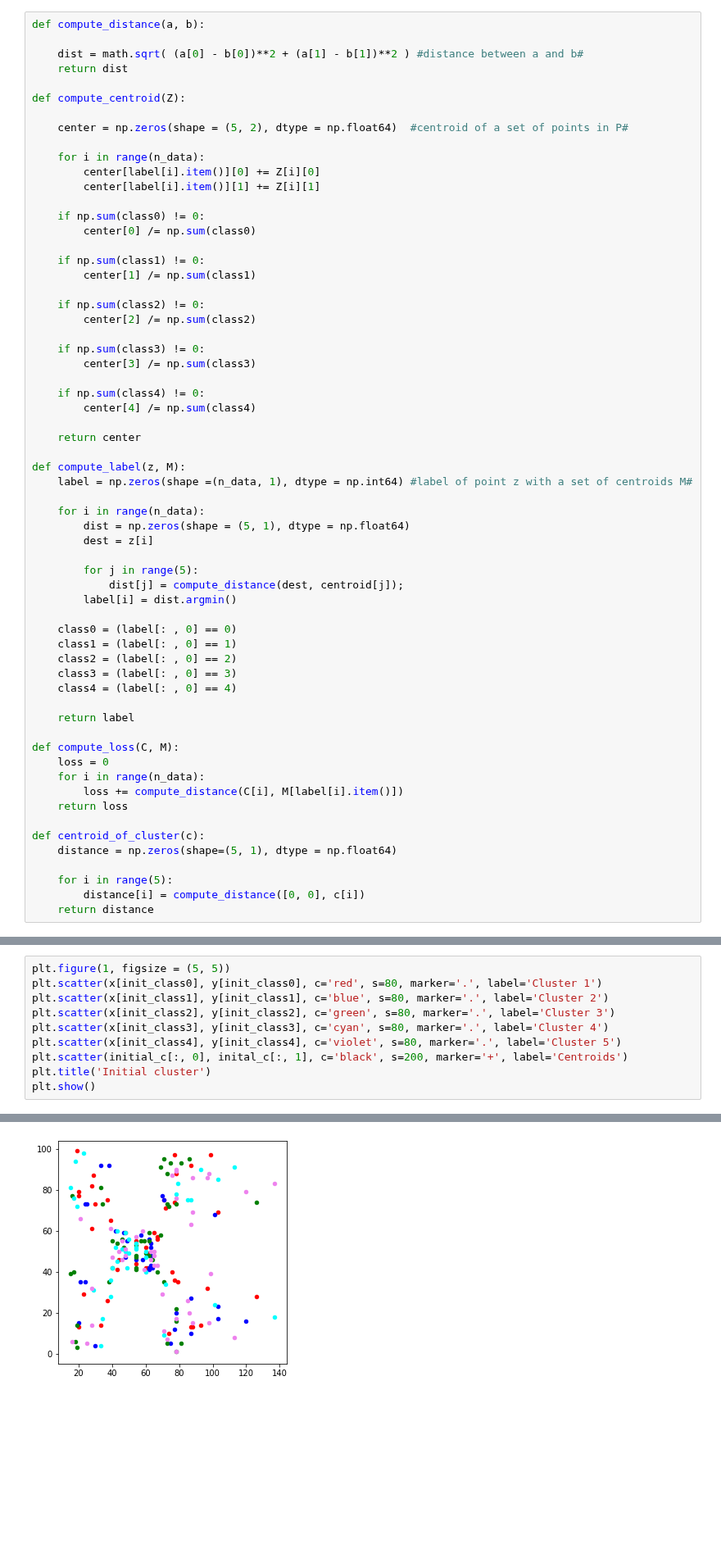
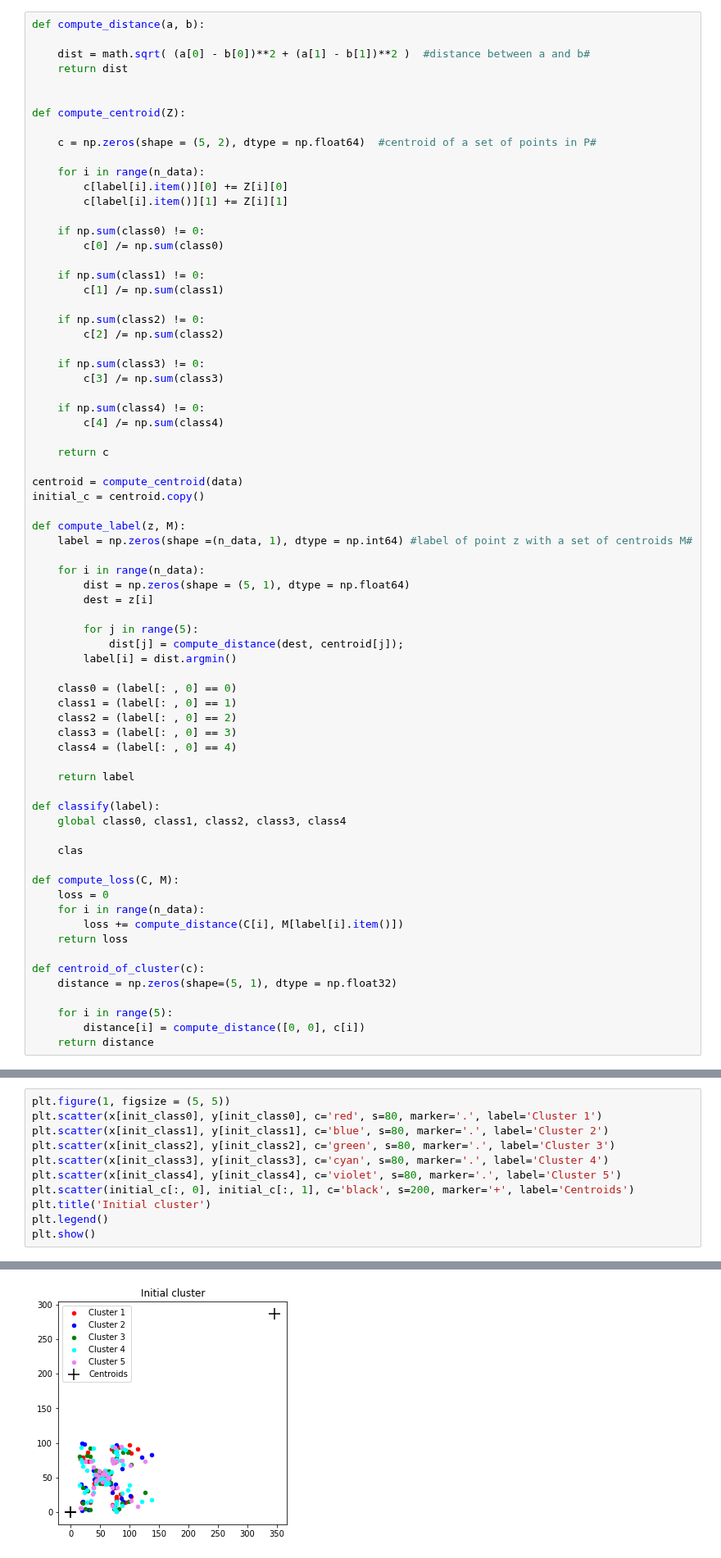
Before and after one commit to insu0929/mlproject, a Jupyter notebook: assign07_20140313.ipynb, the cells around one changed output, grey strips where cells are left out. Shown at 82% size. Saved outputs shown, nothing was run; the diff lists cells and outputs as text; blank space fills up the shorter version.

Commit message:
7. plot the centroid of each cluster

```diff
--- a/assign07_20140313.ipynb
+++ b/assign07_20140313.ipynb
@@ -29,33 +30,37 @@ init_class4 = class4.copy()
 # %%
 def compute_distance(a, b):
 
-    dist = math.sqrt( (a[0] - b[0])**2 + (a[1] - b[1])**2 ) #distance between a and b#
+    dist = math.sqrt( (a[0] - b[0])**2 + (a[1] - b[1])**2 )  #distance between a and b#
     return dist
+
 
 def compute_centroid(Z):
 
-    center = np.zeros(shape = (5, 2), dtype = np.float64)  #centroid of a set of points in P#
+    c = np.zeros(shape = (5, 2), dtype = np.float64)  #centroid of a set of points in P#
 
     for i in range(n_data):
-        center[label[i].item()][0] += Z[i][0]
-        center[label[i].item()][1] += Z[i][1]
+        c[label[i].item()][0] += Z[i][0]
+        c[label[i].item()][1] += Z[i][1]
 
     if np.sum(class0) != 0:
-        center[0] /= np.sum(class0)
+        c[0] /= np.sum(class0)
 
     if np.sum(class1) != 0:
-        center[1] /= np.sum(class1)
+        c[1] /= np.sum(class1)
 
     if np.sum(class2) != 0:
-        center[2] /= np.sum(class2)
+        c[2] /= np.sum(class2)
 
     if np.sum(class3) != 0:
-        center[3] /= np.sum(class3)
+        c[3] /= np.sum(class3)
 
     if np.sum(class4) != 0:
-        center[4] /= np.sum(class4)
+        c[4] /= np.sum(class4)
 
-    return center
+    return c
+
+centroid = compute_centroid(data)
+initial_c = centroid.copy()
 
 def compute_label(z, M):
     label = np.zeros(shape =(n_data, 1), dtype = np.int64) #label of point z with a set of centroids M#
@@ -76,6 +81,11 @@ def compute_label(z, M):
 
     return label
 
+def classify(label):
+    global class0, class1, class2, class3, class4
+
+    clas
+
 def compute_loss(C, M):
     loss = 0
     for i in range(n_data):
@@ -83,7 +93,7 @@ def compute_loss(C, M):
     return loss
 
 def centroid_of_cluster(c):
-    distance = np.zeros(shape=(5, 1), dtype = np.float64)
+    distance = np.zeros(shape=(5, 1), dtype = np.float32)
 
     for i in range(5):
         distance[i] = compute_distance([0, 0], c[i])
@@ -118,7 +127,8 @@ plt.scatter(x[init_class1], y[init_class1], c='blue', s=80, marker='.', label='C
 plt.scatter(x[init_class2], y[init_class2], c='green', s=80, marker='.', label='Cluster 3')
 plt.scatter(x[init_class3], y[init_class3], c='cyan', s=80, marker='.', label='Cluster 4')
 plt.scatter(x[init_class4], y[init_class4], c='violet', s=80, marker='.', label='Cluster 5')
-plt.scatter(initial_c[:, 0], inital_c[:, 1], c='black', s=200, marker='+', label='Centroids')
+plt.scatter(initial_c[:, 0], initial_c[:, 1], c='black', s=200, marker='+', label='Centroids')
 plt.title('Initial cluster')
+plt.legend()
 plt.show()
 # %% [output]
@@ -126 +135 @@ NameError: name 'inital_c' is not defined
-[figure, old version]
+[figure, new version]
```
Also changed, not shown: parts of 7 cells of this notebook.
